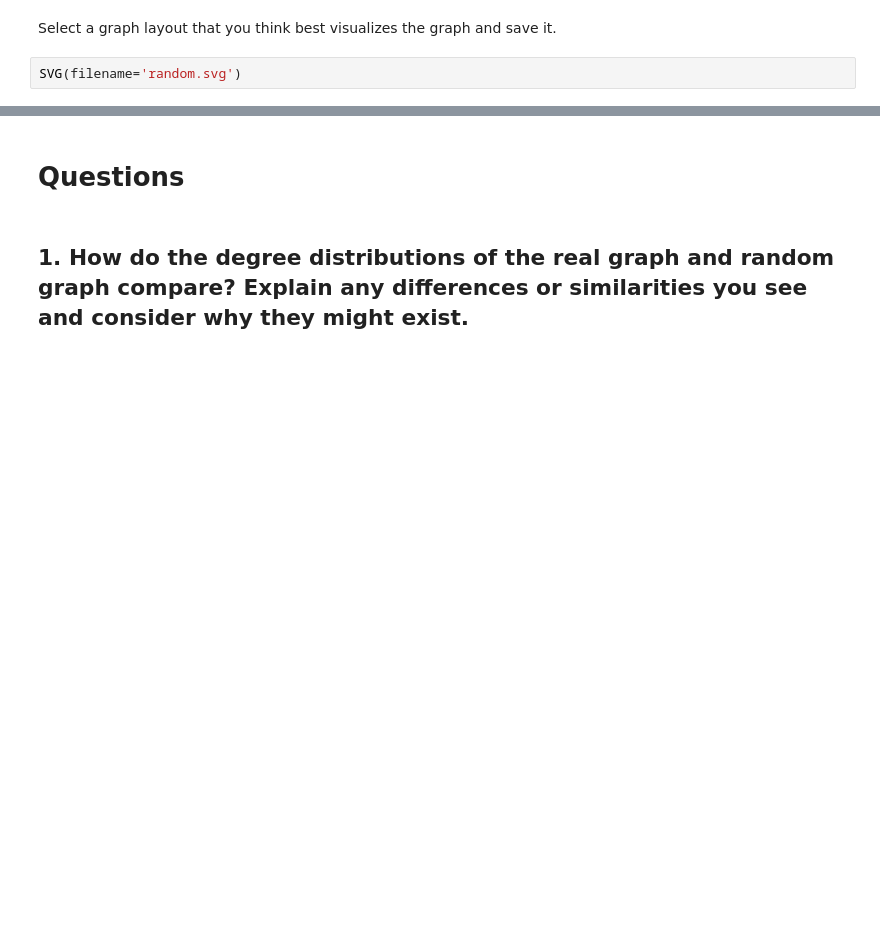
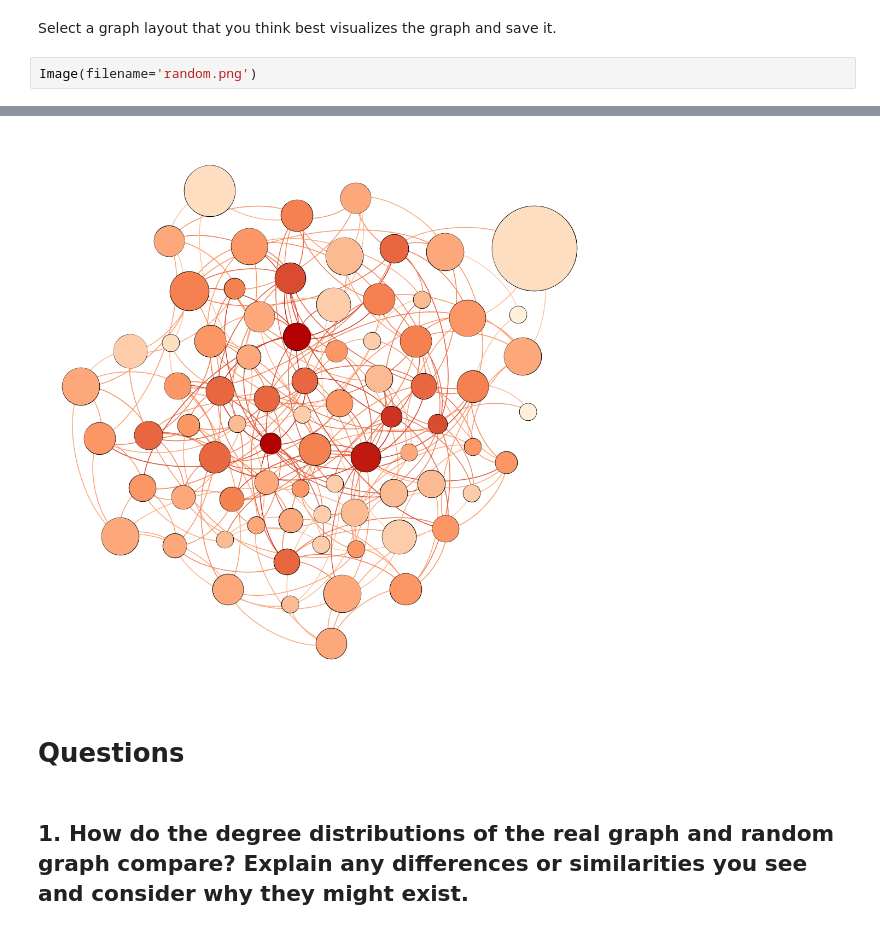
Before and after one commit to muftring/iu-netsci, a Jupyter notebook: week-04/w04_real-vs-random-networks_uftring_michael.ipynb, the cells around one changed output, grey strips where cells are left out. Saved outputs shown, nothing was run; the diff lists cells and outputs as text; blank space fills up the shorter version.

```diff
--- a/week-04/w04_real-vs-random-networks_uftring_michael.ipynb
+++ b/week-04/w04_real-vs-random-networks_uftring_michael.ipynb
@@ -94,5 +95,5 @@ HTML(filename='random-network-degree-distribution.html')
 # %% [markdown]
 Select a graph layout that you think best visualizes the graph and save it.
 # %%
-SVG(filename='random.svg')
+Image(filename='random.png')
 # %% [output]
@@ -100,3 +100,4 @@ SVG(filename='random.svg')
+[figure, added]
 # %% [markdown]
 # Questions
 # %% [markdown]
```
Also changed, not shown: parts of 6 cells of this notebook, 3 other files.
